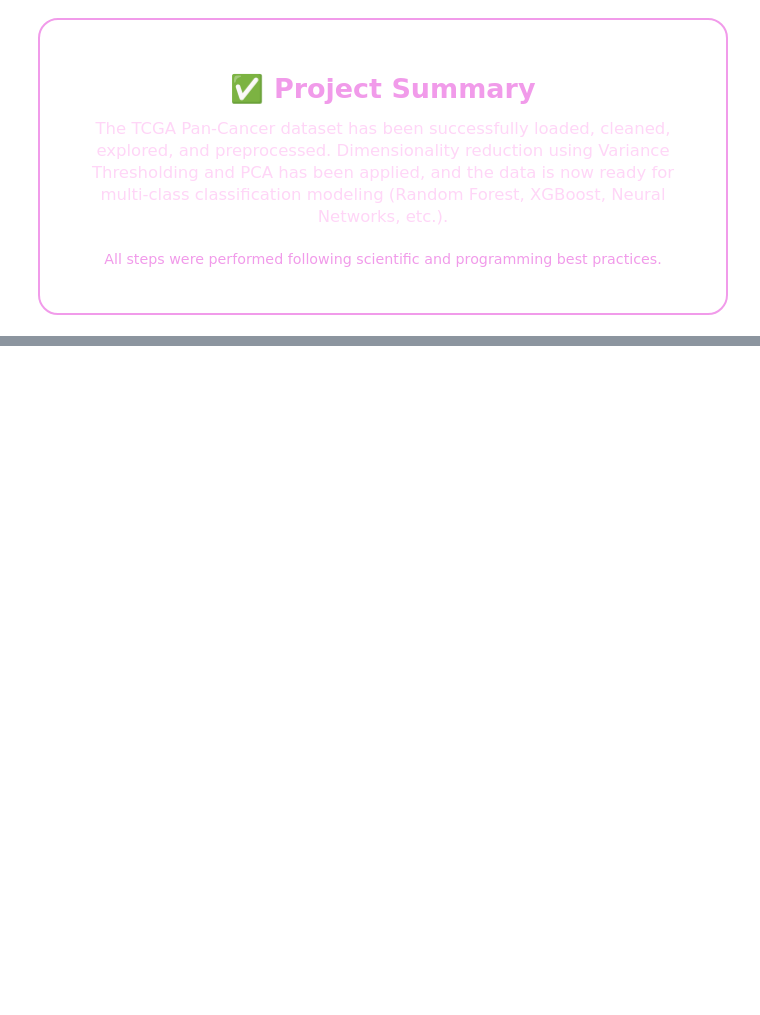
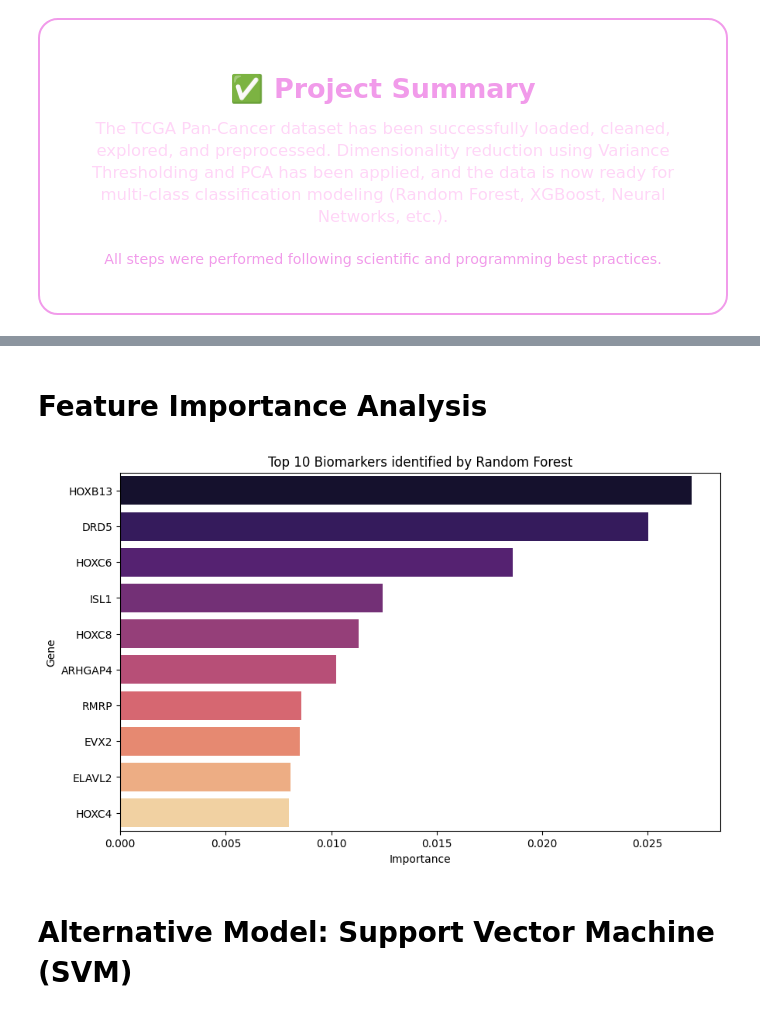
Before and after one commit to nhahub/NHA-4-089, a Jupyter notebook: gene_cancer_analysis.ipynb, the cells around one changed output, grey strips where cells are left out. Cells and saved outputs as stored; diff of their text form; code cells hidden in the pictures; blank space fills up the shorter version.

```diff
--- a/gene_cancer_analysis.ipynb
+++ b/gene_cancer_analysis.ipynb
@@ -660,0 +1001,25 @@ Shape of X_pca: (11014, 500)
+# %% [markdown]
+# Feature Importance Analysis
+# %%
+importances = specialist_rf.feature_importances_
+
+# Get the original gene names from X and apply the selector's mask
+original_gene_columns = X.columns
+selected_feature_mask = selector.get_support()
+feature_names = original_gene_columns[selected_feature_mask]
+
+# 2. Sort and store the top 10 genes
+feature_importance_df = pd.DataFrame({
+    'Gene': feature_names,
+    'Importance': importances
+}).sort_values(by='Importance', ascending=False)
+
+# 3. Visualization
+plt.figure(figsize=(10, 6))
+sns.barplot(x='Importance', y='Gene', hue='Gene', data=feature_importance_df.head(10), palette='magma', legend=False)
+plt.title('Top 10 Biomarkers identified by Random Forest')
+plt.show()
+# %% [output]
+[figure, added]
+# %% [markdown]
+# **Alternative Model: Support Vector Machine (SVM)**
```
Also changed, not shown: parts of 34 cells of this notebook, 1 other file.
